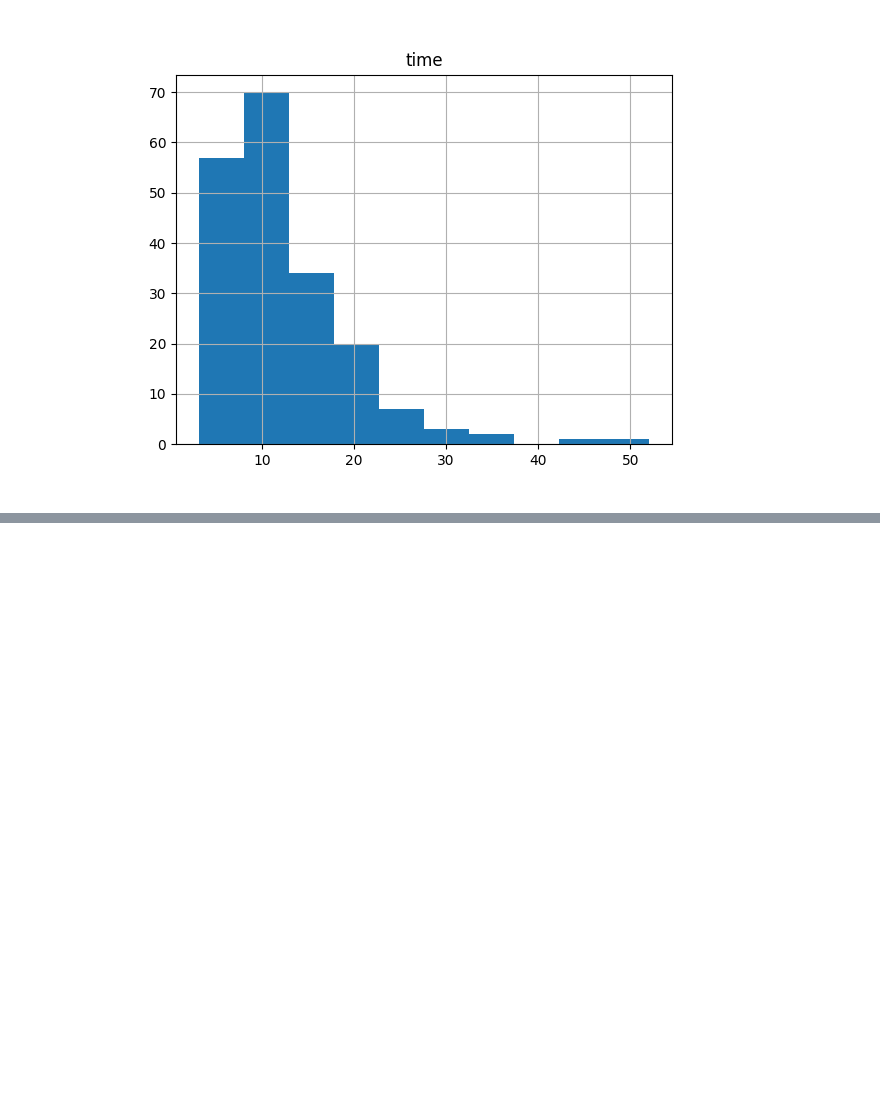
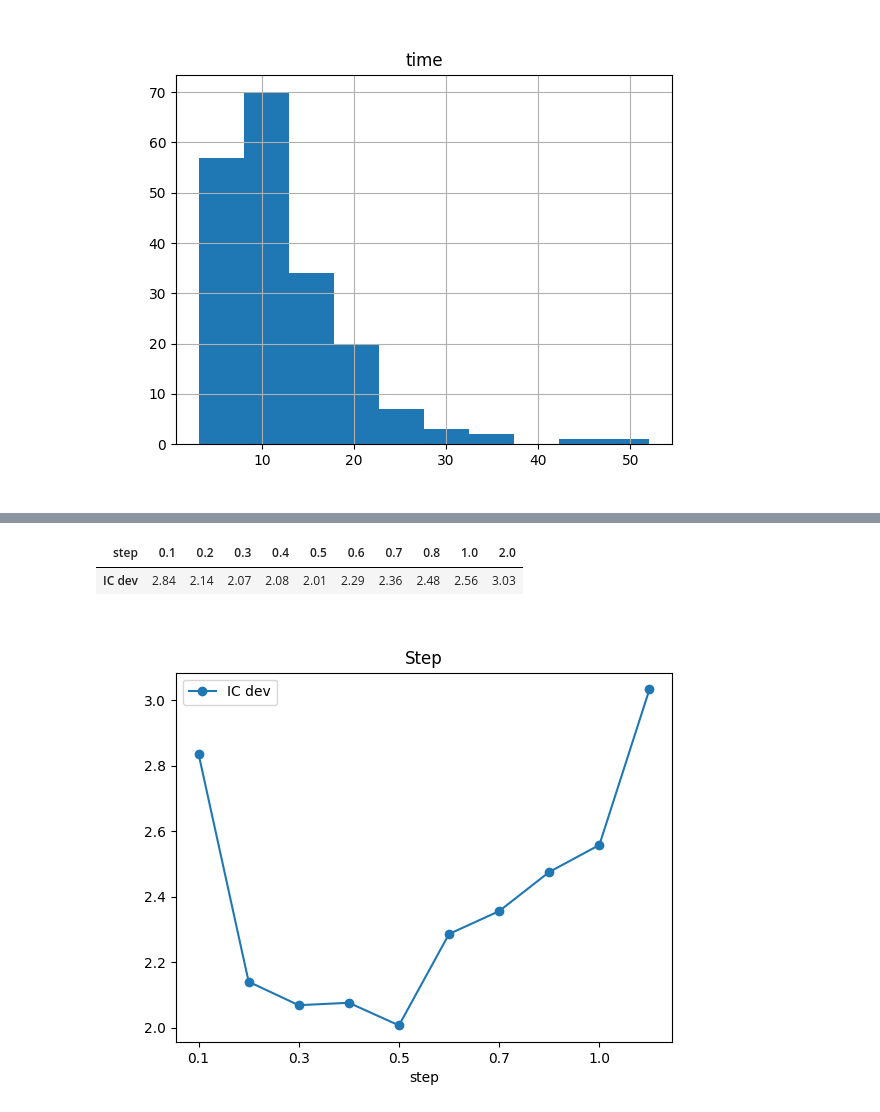
Before and after one commit to muthissar/PIA.No3, a Jupyter notebook: results.ipynb, the cells around one changed output, grey strips where cells are left out. Saved outputs shown, nothing was run; the diff lists cells and outputs as text; code cells hidden in the pictures; blank space fills up the shorter version.

```diff
--- a/results.ipynb
+++ b/results.ipynb
@@ -145,0 +245,26 @@ array([[<AxesSubplot:title={'center':'time'}>]], dtype=object)
+# %%
+filtered = filter_pd(res_int, filter_steps)
+filtered_copy = filtered.copy()
+filtered_copy.index = filtered_copy.index.map(lambda x: json.loads(x[0])['time_points_generator']['step'])
+filtered_copy.index = filtered_copy.index.map(lambda x: f"{x:.1f}")
+filtered_copy.index.name = 'step'
+filtered_copy = filtered_copy.sort_index()
+filtered_copy = filtered_copy.loc[:, [('ic_dev', 'abs_mean')]]
+filtered_copy.columns = ['IC dev']
+fig, ax = plt.subplots()
+filtered_copy.plot(title="Step", style="-o", ax=ax)
+# ax.hlines(filtered_copy[filtered_copy.index.isna()].values[0,0], filtered_copy.index.min(), filtered_copy.index.max(), 'r', '--')
+# fig.show()
+
+# filtered_copy.index = filtered_copy.index.map(lambda x: str(int(x)) if x.is_integer() else "-")
+# filtered_copy['Max IC'] = filtered_copy.index.map(lambda x: str(int(x)) if x.is_integer() else "-")
+# filtered_copy = filtered_copy.pivot(columns=['IC dev', 'Max IC'])
+filtered_copy = filtered_copy.T
+styler = filtered_copy.style.format(decimal='.', thousands=',', precision=2)
+# styler.index.format(lambda x: str(int(x)) if x.is_integer() else "-")
+styler.to_latex('out/tables/eval_steps.tex')
+styler
+# %% [output]
+| step | 0.1 | 0.2 | 0.3 | 0.4 | 0.5 | 0.6 | 0.7 | 0.8 | 1.0 | 2.0 |
+| IC dev | 2.84 | 2.14 | 2.07 | 2.08 | 2.01 | 2.29 | 2.36 | 2.48 | 2.56 | 3.03 |
+[figure, added]
```
Also changed, not shown: parts of 12 cells of this notebook, 11 other files.
